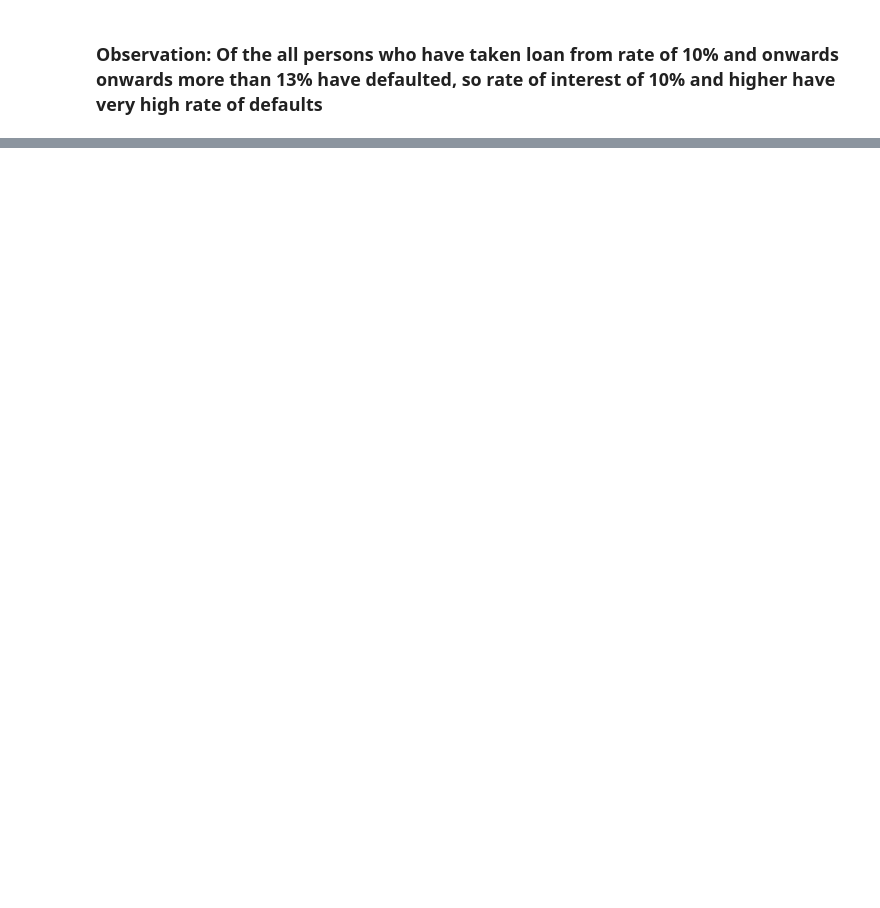
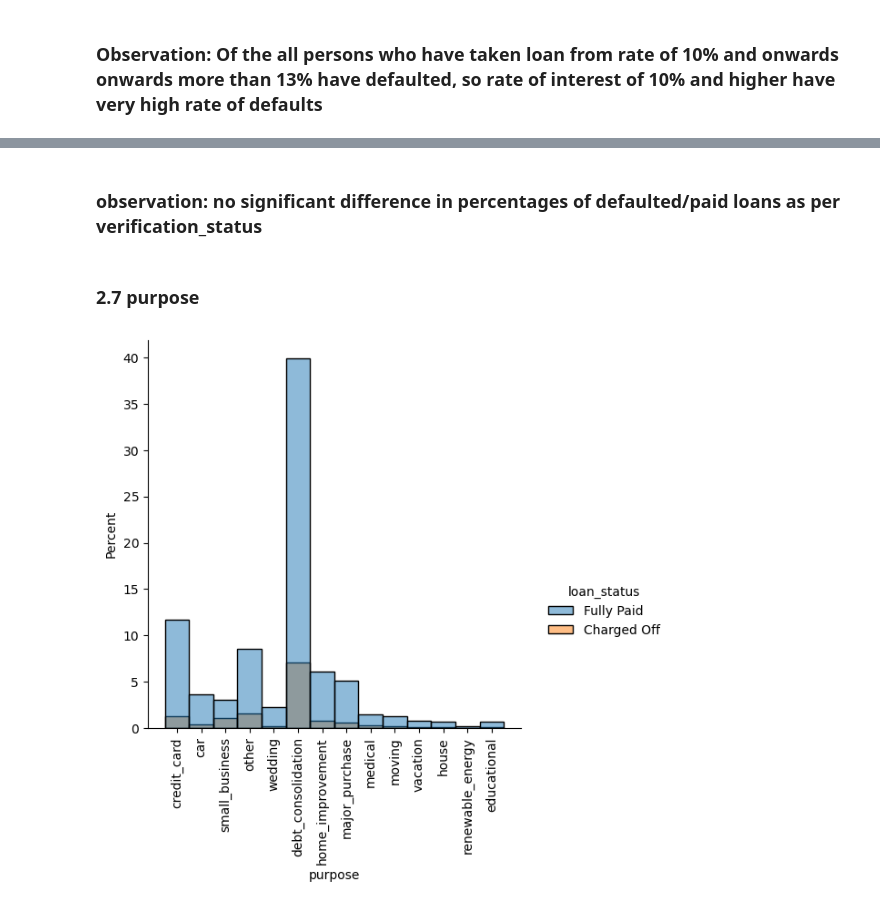
Before and after one commit to sdakshinkar/LendingClubCaseStudy, a Jupyter notebook: Swapnil_Dakshinkar.ipynb, the cells around one changed output, grey strips where cells are left out. Saved outputs shown, nothing was run; the diff lists cells and outputs as text; code cells hidden in the pictures; blank space fills up the shorter version.

```diff
--- a/Swapnil_Dakshinkar.ipynb
+++ b/Swapnil_Dakshinkar.ipynb
@@ -748,0 +868,10 @@ print(df_temp[df_temp['loan_status']=='Charged Off'])
+# %% [markdown]
+### observation: no significant difference in percentages of defaulted/paid loans as per verification_status
+# %% [markdown]
+### 2.7 purpose
+# %%
+p = sns.displot(data=df,x='purpose',hue='loan_status',stat='percent')
+plt.xticks(rotation=90)
+plt.show()
+# %% [output]
+[figure, added]
```
Also changed, not shown: parts of 37 cells of this notebook.
